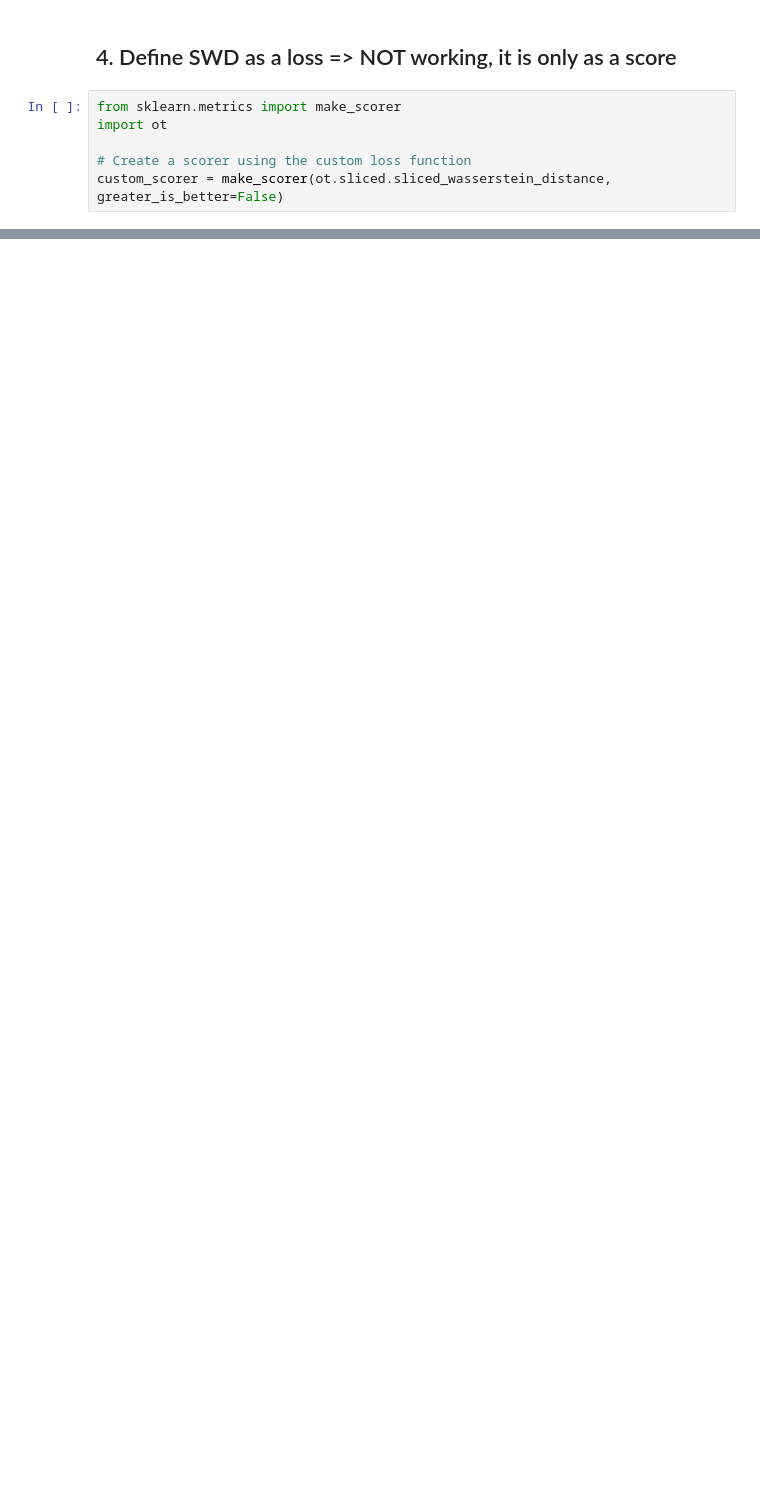
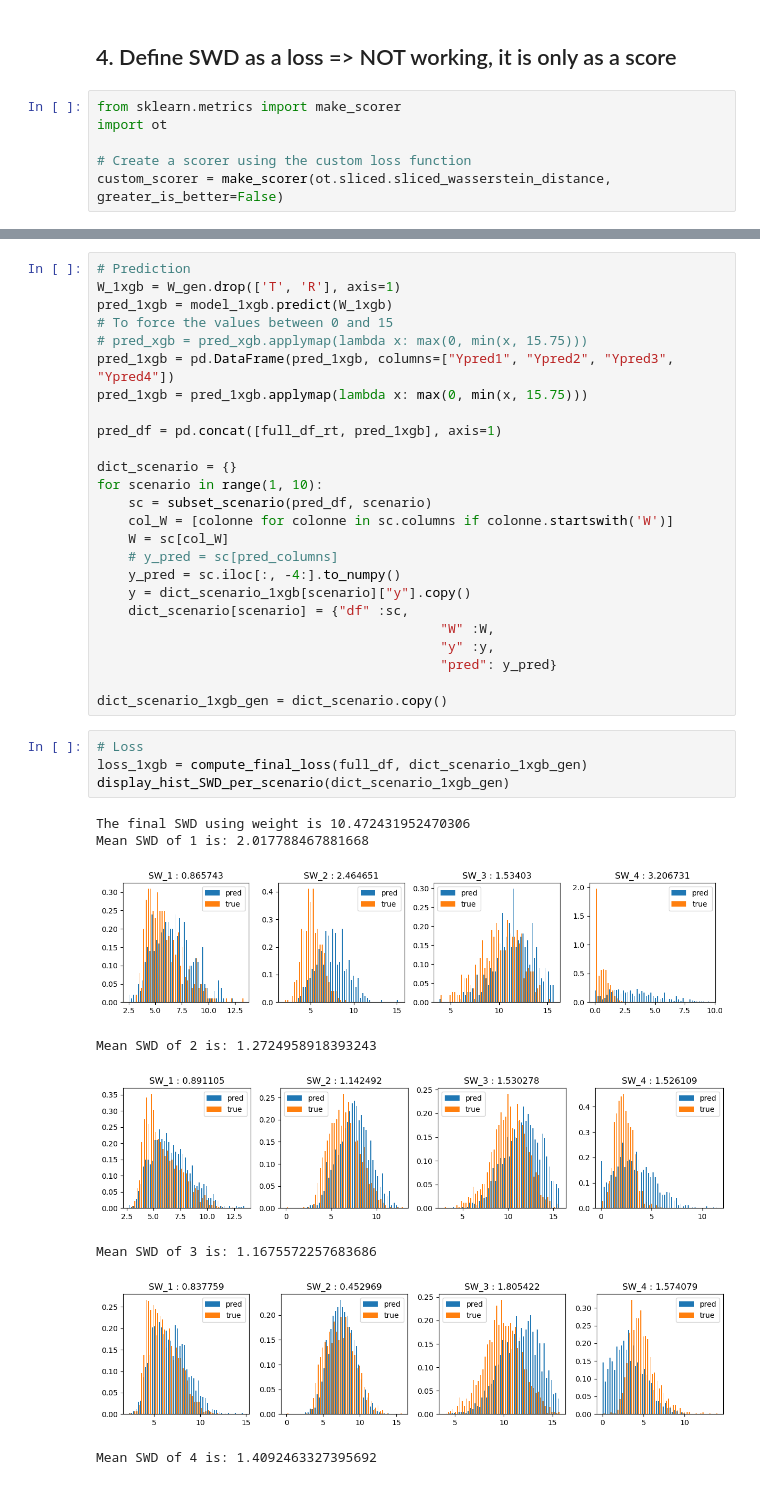
Before and after one commit to FrancoisLbrn/genhack3_crazy_farmers, a Jupyter notebook: notebooks/FL_part2.ipynb, the cells around one changed output, grey strips where cells are left out. Drawn from its saved outputs; the diff is of its cells as text; blank space fills up the shorter version.

```diff
--- a/notebooks/FL_part2.ipynb
+++ b/notebooks/FL_part2.ipynb
@@ -536,0 +801,38 @@ custom_scorer = make_scorer(ot.sliced.sliced_wasserstein_distance, greater_is_be
+# %%
+# Prediction
+W_1xgb = W_gen.drop(['T', 'R'], axis=1)
+pred_1xgb = model_1xgb.predict(W_1xgb)
+# To force the values between 0 and 15
+# pred_xgb = pred_xgb.applymap(lambda x: max(0, min(x, 15.75)))
+pred_1xgb = pd.DataFrame(pred_1xgb, columns=["Ypred1", "Ypred2", "Ypred3", "Ypred4"])
+pred_1xgb = pred_1xgb.applymap(lambda x: max(0, min(x, 15.75)))
+
+pred_df = pd.concat([full_df_rt, pred_1xgb], axis=1)
+
+dict_scenario = {}
+for scenario in range(1, 10):
+    sc = subset_scenario(pred_df, scenario)
+    col_W = [colonne for colonne in sc.columns if colonne.startswith('W')]
+    W = sc[col_W]
+    # y_pred = sc[pred_columns]
+    y_pred = sc.iloc[:, -4:].to_numpy()
+    y = dict_scenario_1xgb[scenario]["y"].copy()
+    dict_scenario[scenario] = {"df" :sc,
+                                            "W" :W,
+                                            "y" :y,
+                                            "pred": y_pred}
+
+dict_scenario_1xgb_gen = dict_scenario.copy()
+# %%
+# Loss
+loss_1xgb = compute_final_loss(full_df, dict_scenario_1xgb_gen)
+display_hist_SWD_per_scenario(dict_scenario_1xgb_gen)
+# %% [output]
+The final SWD using weight is 10.472431952470306
+Mean SWD of 1 is: 2.017788467881668
+[figure, added]
+Mean SWD of 2 is: 1.2724958918393243
+[figure, added]
+Mean SWD of 3 is: 1.1675572257683686
+[figure, added]
+Mean SWD of 4 is: 1.4092463327395692
```
Also changed, not shown: parts of 46 cells of this notebook.
